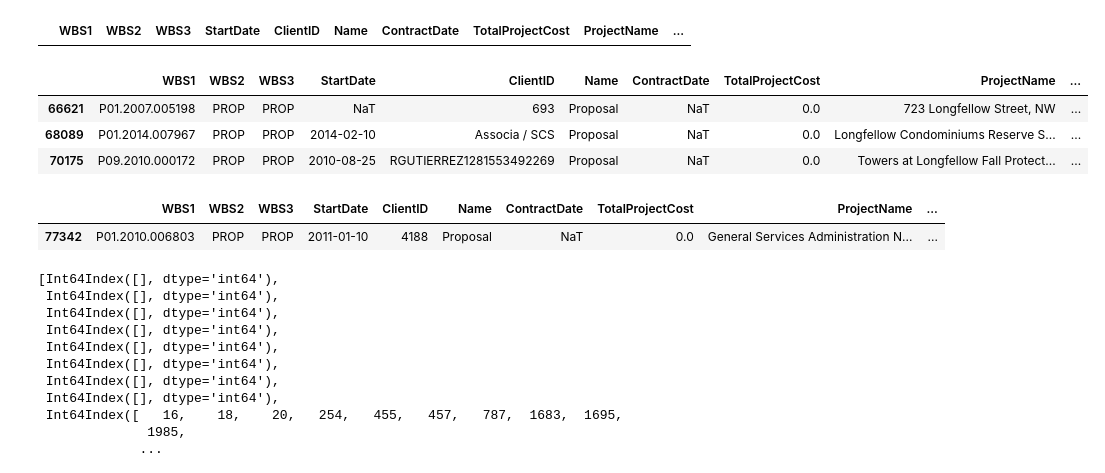
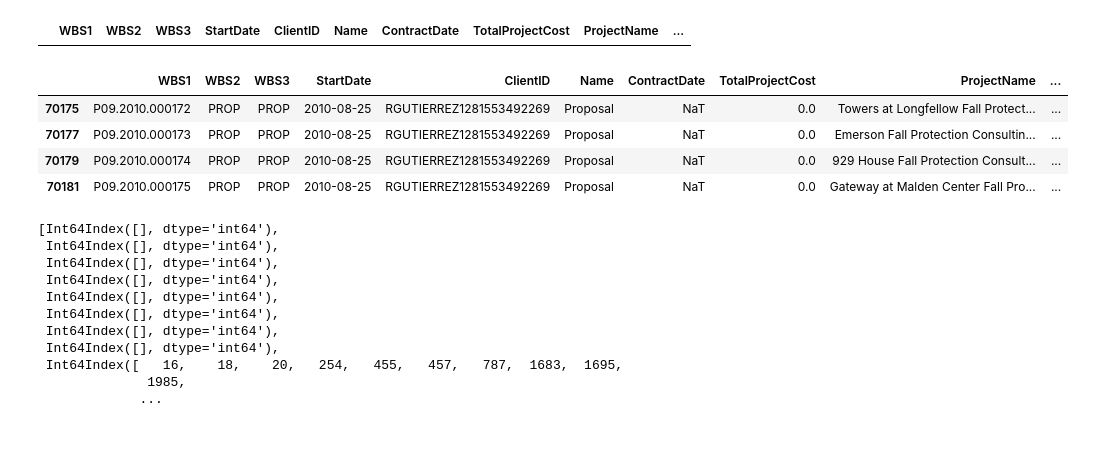
Before and after one commit to jhoward-FEA/Project-Foxrook, a Jupyter notebook: EDA.ipynb, the cells around one changed output. Cells and saved outputs as stored; diff of their text form; code cells hidden in the pictures; blank space fills up the shorter version.

Commit message:
Getting deeper into attribution, prioritizing clients with highest # projects.

```diff
--- a/EDA.ipynb
+++ b/EDA.ipynb
@@ -1050,19 +1051,22 @@ df_PR['ClientID'][df_PR['ClientID'] == 'LEGUMNORMA'] = 'PIEDMONTHOA'
 # %%
+# main entry
 # df_PR[df_PR['ClientID'] == '693'] # 723 Longfellow Street Condos
+
+# no dupes found by the street address #
 # df_PR[df_PR['ProjectName'].str.contains('723', na=False)]
-df_PR[df_PR['ProjectName'].str.contains('Longfellow', na=False)]
+
+# These appear to be dupes, also appears that this is an Associa/SCS property
+# df_PR[df_PR['ProjectName'].str.contains('Longfellow', na=False)]
+# IDs Associa / SCS & RGUTIERREZ1281553492269
 # 'Towers at Longfellow Fall Protection Consulting Services'
-# & 'Longfellow Condominiums Reserve Study' affiliated with Associa
+# & 'Longfellow Condominiums Reserve Study'
 
-# this one I better ask about
-
-# df_PR['ClientName'][df_PR['ClientID'] == '1860'] = 'Piedmont Home Owners Association'
-# df_PR['ClientID'][df_PR['ClientID'] == '1860'] = 'PIEDMONTHOA'
-# df_PR['ClientName'][df_PR['ClientID'] == 'LEGUMNORMA'] = 'Piedmont Home Owners Association'
-# df_PR['ClientID'][df_PR['ClientID'] == 'LEGUMNORMA'] = 'PIEDMONTHOA'
-#
+df_PR[df_PR['ClientID'] == 'RGUTIERREZ1281553492269']
+# 4 entries, not all affiliated with Longfellow.
+# better ask about this.
 # %% [output]
 |  | WBS1 | WBS2 | WBS3 | StartDate | ClientID | Name | ContractDate | TotalProjectCost | ProjectName | ... |
-| 66621 | P01.2007.005198 | PROP | PROP | NaT | 693 | Proposal | NaT | 0.0 | 723 Longfellow Street, NW | ... |
-| 68089 | P01.2014.007967 | PROP | PROP | 2014-02-10 | Associa / SCS | Proposal | NaT | 0.0 | Longfellow Condominiums Reserve S... | ... |
 | 70175 | P09.2010.000172 | PROP | PROP | 2010-08-25 | RGUTIERREZ1281553492269 | Proposal | NaT | 0.0 | Towers at Longfellow Fall Protect... | ... |
+| 70177 | P09.2010.000173 | PROP | PROP | 2010-08-25 | RGUTIERREZ1281553492269 | Proposal | NaT | 0.0 | Emerson Fall Protection Consultin... | ... |
+| 70179 | P09.2010.000174 | PROP | PROP | 2010-08-25 | RGUTIERREZ1281553492269 | Proposal | NaT | 0.0 | 929 House Fall Protection Consult... | ... |
+| 70181 | P09.2010.000175 | PROP | PROP | 2010-08-25 | RGUTIERREZ1281553492269 | Proposal | NaT | 0.0 | Gateway at Malden Center Fall Pro... | ... |
@@ -1075,5 +1072,0 @@ df_PR['ClientID'][df_PR['ClientID'] == '3613'] = 'MCLEANCHURCH'
-# %%
-df_PR[df_PR['ClientID'] == '4188'] # GSA National something
-# %% [output]
-|  | WBS1 | WBS2 | WBS3 | StartDate | ClientID | Name | ContractDate | TotalProjectCost | ProjectName | ... |
-| 77342 | P01.2010.006803 | PROP | PROP | 2011-01-10 | 4188 | Proposal | NaT | 0.0 | General Services Administration N... | ... |
```
Also changed, not shown: parts of 19 cells of this notebook.
